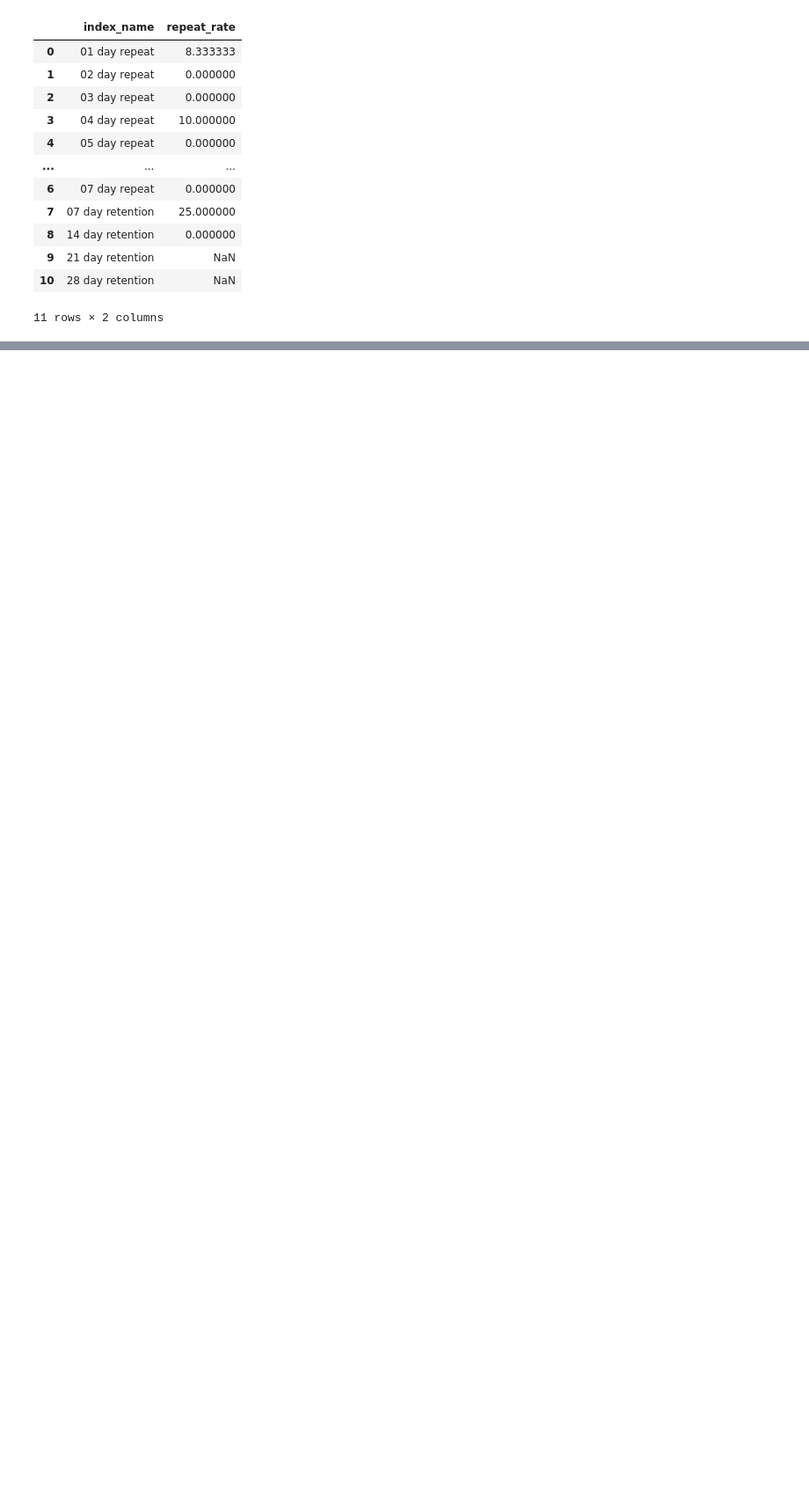
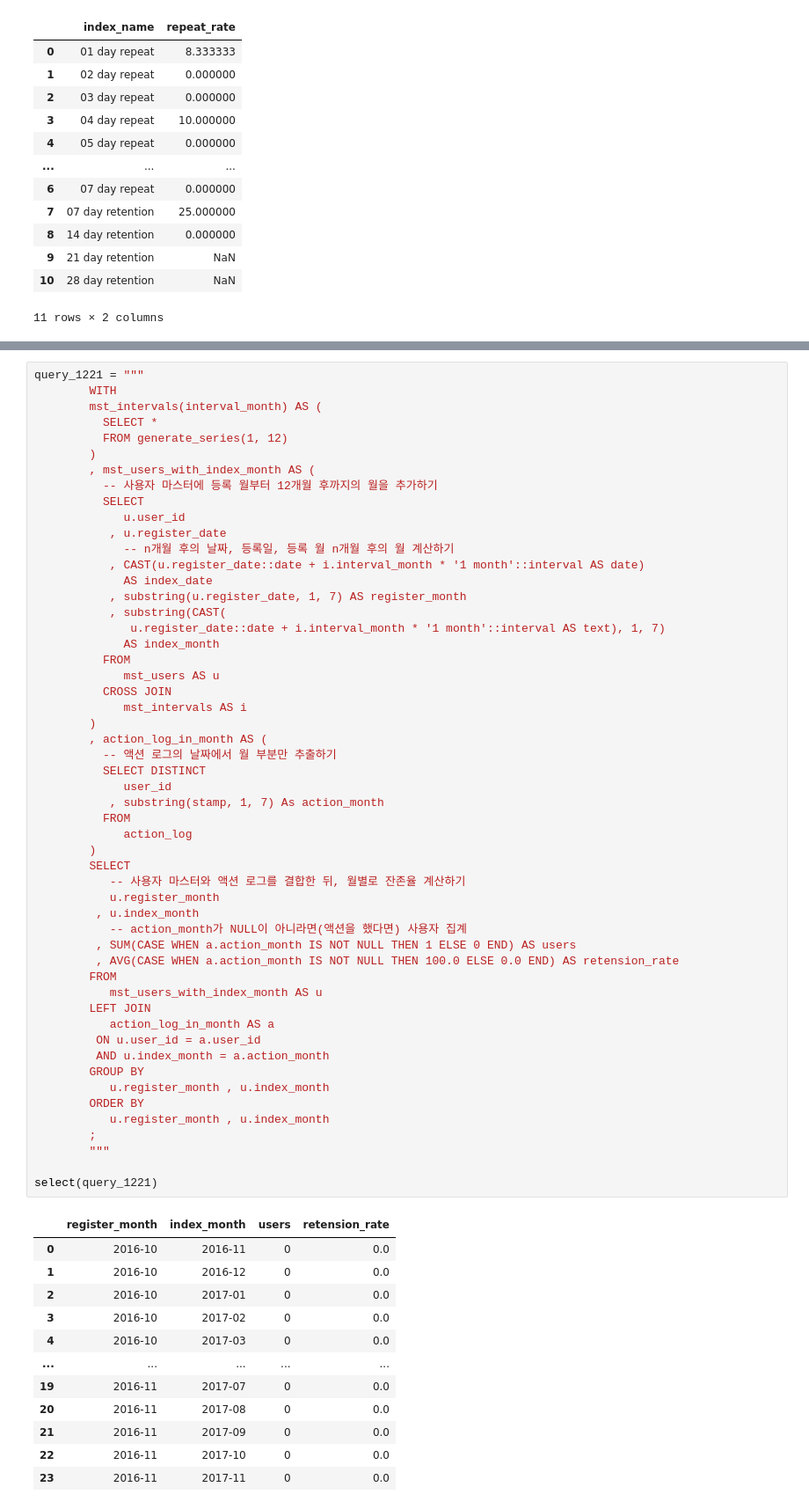
Before and after one commit to mittwoch09/Today-I-Learned, a Jupyter notebook: DataAnalysis/data_extraction_to_understand_users_2.ipynb, the cells around one changed output, grey strips where cells are left out. Shown at 88% size. Saved outputs shown, nothing was run; the diff lists cells and outputs as text; blank space fills up the shorter version.

Commit message:
Data Extraction to Understand Users

```diff
--- a/DataAnalysis/data_extraction_to_understand_users_2.ipynb
+++ b/DataAnalysis/data_extraction_to_understand_users_2.ipynb
@@ -1548,0 +1551,66 @@ select(query_1220)
+# %%
+query_1221 = """
+        WITH
+        mst_intervals(interval_month) AS (
+          SELECT *
+          FROM generate_series(1, 12)
+        )
+        , mst_users_with_index_month AS (
+          -- 사용자 마스터에 등록 월부터 12개월 후까지의 월을 추가하기
+          SELECT
+             u.user_id
+           , u.register_date
+             -- n개월 후의 날짜, 등록일, 등록 월 n개월 후의 월 계산하기
+           , CAST(u.register_date::date + i.interval_month * '1 month'::interval AS date)
+             AS index_date
+           , substring(u.register_date, 1, 7) AS register_month
+           , substring(CAST(
+              u.register_date::date + i.interval_month * '1 month'::interval AS text), 1, 7)
+             AS index_month
+          FROM
+             mst_users AS u
+          CROSS JOIN
+             mst_intervals AS i
+        )
+        , action_log_in_month AS (
+          -- 액션 로그의 날짜에서 월 부분만 추출하기
+          SELECT DISTINCT
+             user_id
+           , substring(stamp, 1, 7) As action_month
+          FROM
+             action_log
+        )
+        SELECT
+           -- 사용자 마스터와 액션 로그를 결합한 뒤, 월별로 잔존율 계산하기
+           u.register_month
+         , u.index_month
+           -- action_month가 NULL이 아니라면(액션을 했다면) 사용자 집계
+         , SUM(CASE WHEN a.action_month IS NOT NULL THEN 1 ELSE 0 END) AS users
+         , AVG(CASE WHEN a.action_month IS NOT NULL THEN 100.0 ELSE 0.0 END) AS retension_rate
+        FROM
+           mst_users_with_index_month AS u
+        LEFT JOIN
+           action_log_in_month AS a
+         ON u.user_id = a.user_id
+         AND u.index_month = a.action_month
+        GROUP BY
+           u.register_month , u.index_month
+        ORDER BY
+           u.register_month , u.index_month
+        ;
+        """
+
+select(query_1221)
+# %% [output]
+|  | register_month | index_month | users | retension_rate |
+| 0 | 2016-10 | 2016-11 | 0 | 0.0 |
+| 1 | 2016-10 | 2016-12 | 0 | 0.0 |
+| 2 | 2016-10 | 2017-01 | 0 | 0.0 |
+| 3 | 2016-10 | 2017-02 | 0 | 0.0 |
+| 4 | 2016-10 | 2017-03 | 0 | 0.0 |
+| ... | ... | ... | ... | ... |
+| 19 | 2016-11 | 2017-07 | 0 | 0.0 |
+| 20 | 2016-11 | 2017-08 | 0 | 0.0 |
+| 21 | 2016-11 | 2017-09 | 0 | 0.0 |
+| 22 | 2016-11 | 2017-10 | 0 | 0.0 |
+| 23 | 2016-11 | 2017-11 | 0 | 0.0 |
```
Also changed, not shown: parts of 42 cells of this notebook.
